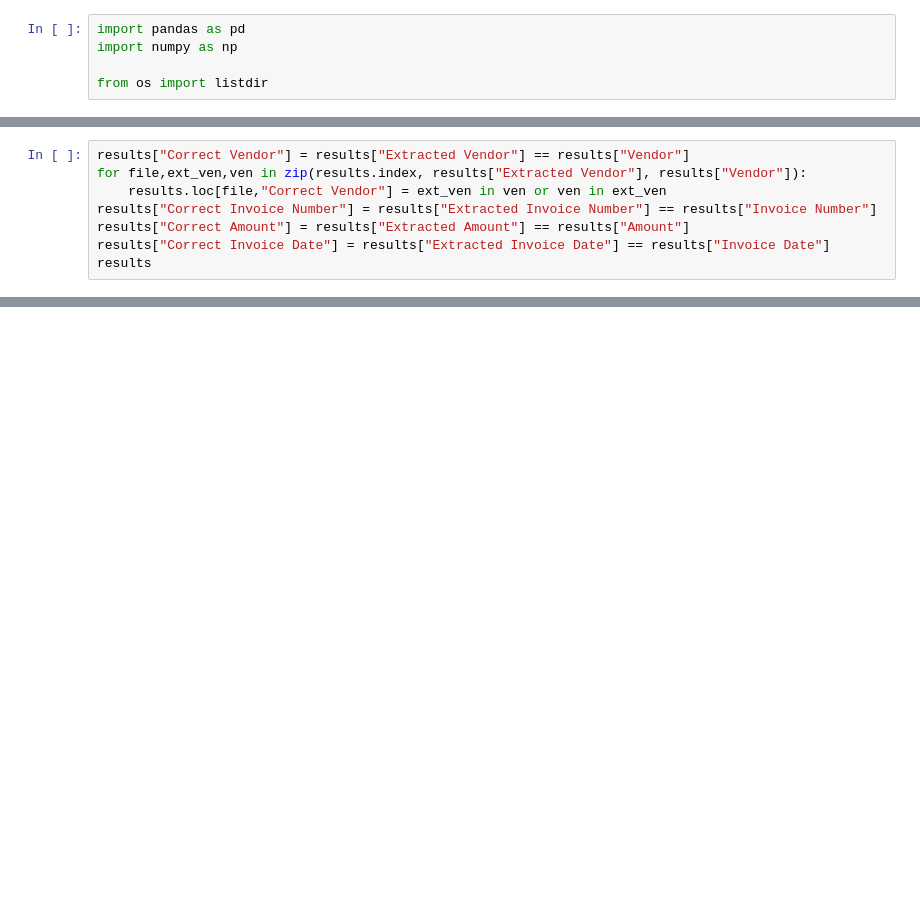
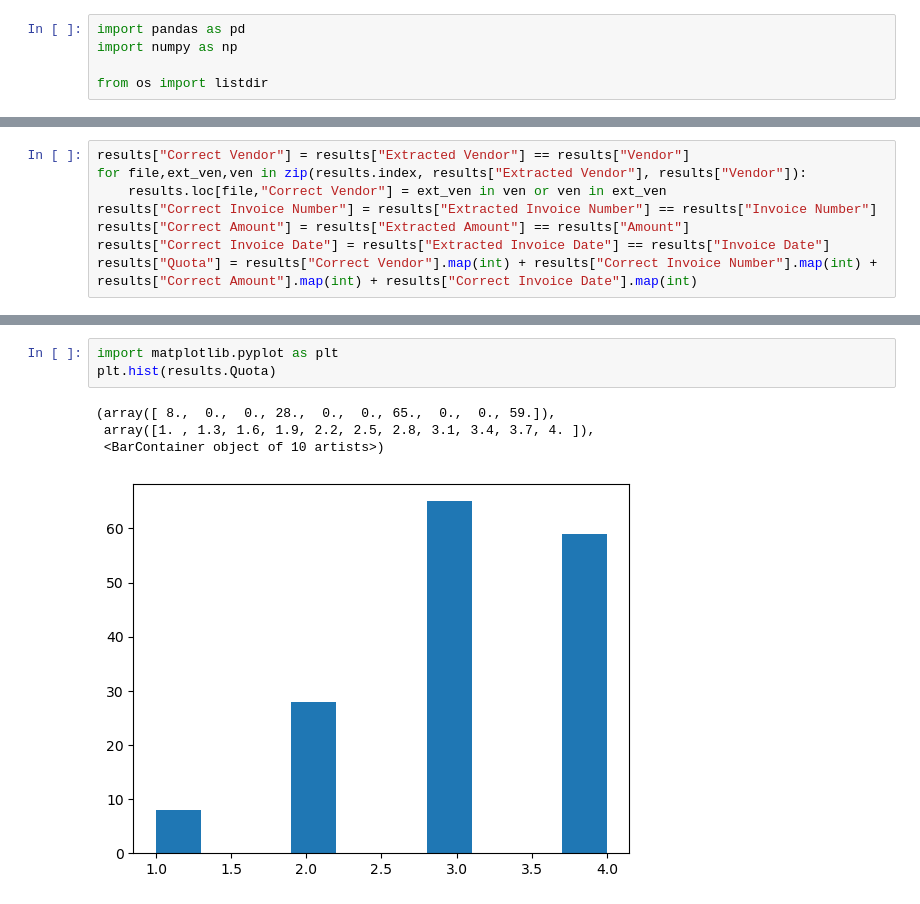
Before and after one commit to Paul01001000/HFU-Bachelor-Thesis, a Jupyter notebook: Data_Analysis.ipynb, the cells around one changed output, grey strips where cells are left out. Drawn from its saved outputs; the diff is of its cells as text; blank space fills up the shorter version.

Commit message:
First Results

```diff
--- a/Data_Analysis.ipynb
+++ b/Data_Analysis.ipynb
@@ -82,4 +92,4 @@ for file,ext_ven,ven in zip(results.index, results["Extracted Vendor"], results[
 results["Correct Invoice Number"] = results["Extracted Invoice Number"] == results["Invoice Number"]
 results["Correct Amount"] = results["Extracted Amount"] == results["Amount"]
 results["Correct Invoice Date"] = results["Extracted Invoice Date"] == results["Invoice Date"]
-results
+results["Quota"] = results["Correct Vendor"].map(int) + results["Correct Invoice Number"].map(int) + results["Correct Amount"].map(int) + results["Correct Invoice Date"].map(int)
@@ -101,3 +125,11 @@ results
+# %%
+import matplotlib.pyplot as plt
+plt.hist(results.Quota)
+# %% [output]
+(array([ 8.,  0.,  0., 28.,  0.,  0., 65.,  0.,  0., 59.]),
+ array([1. , 1.3, 1.6, 1.9, 2.2, 2.5, 2.8, 3.1, 3.4, 3.7, 4. ]),
+ <BarContainer object of 10 artists>)
+[figure, added]
 # %%
 n = len(results.index)
 vendor_acc = (results["Correct Vendor"].sum() / n) * 100
```
Also changed, not shown: parts of 12 cells of this notebook.
